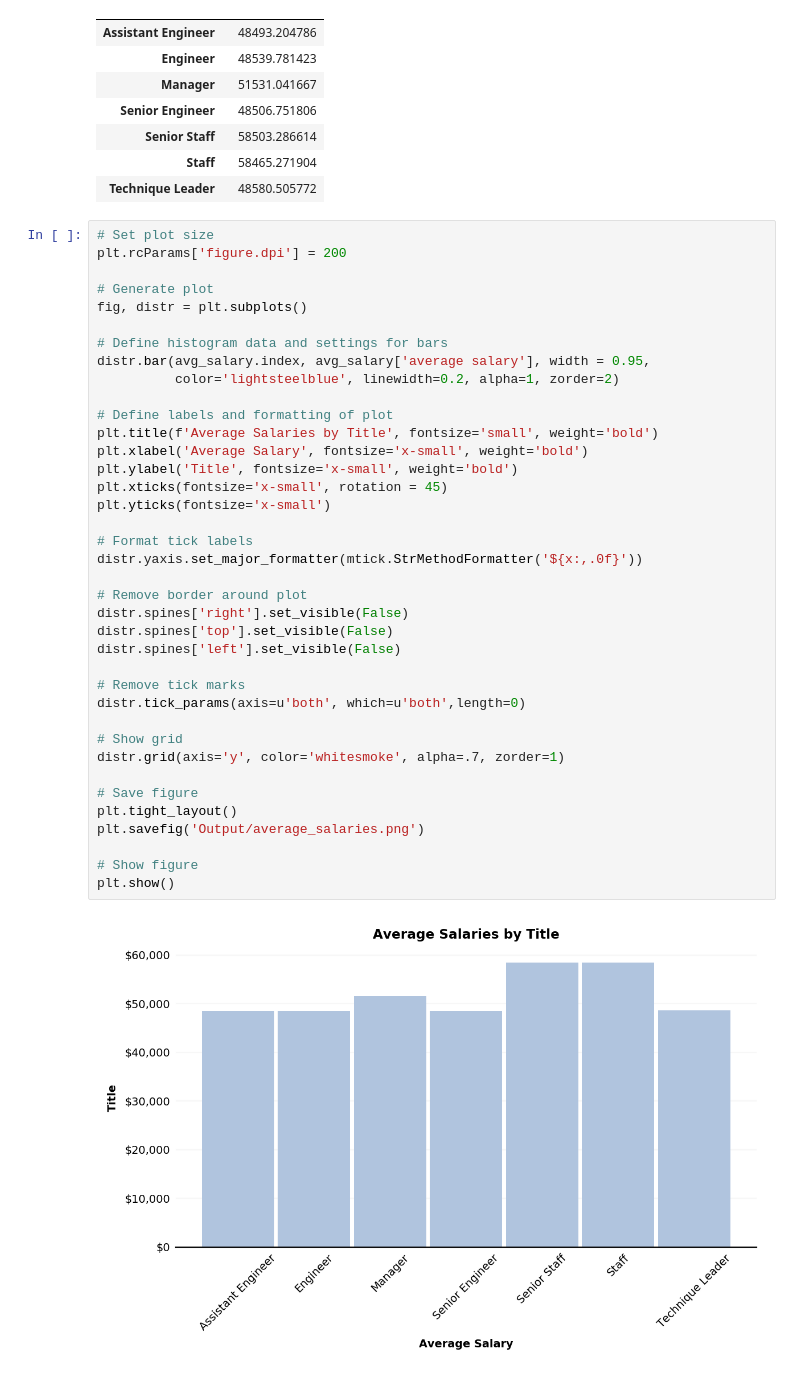
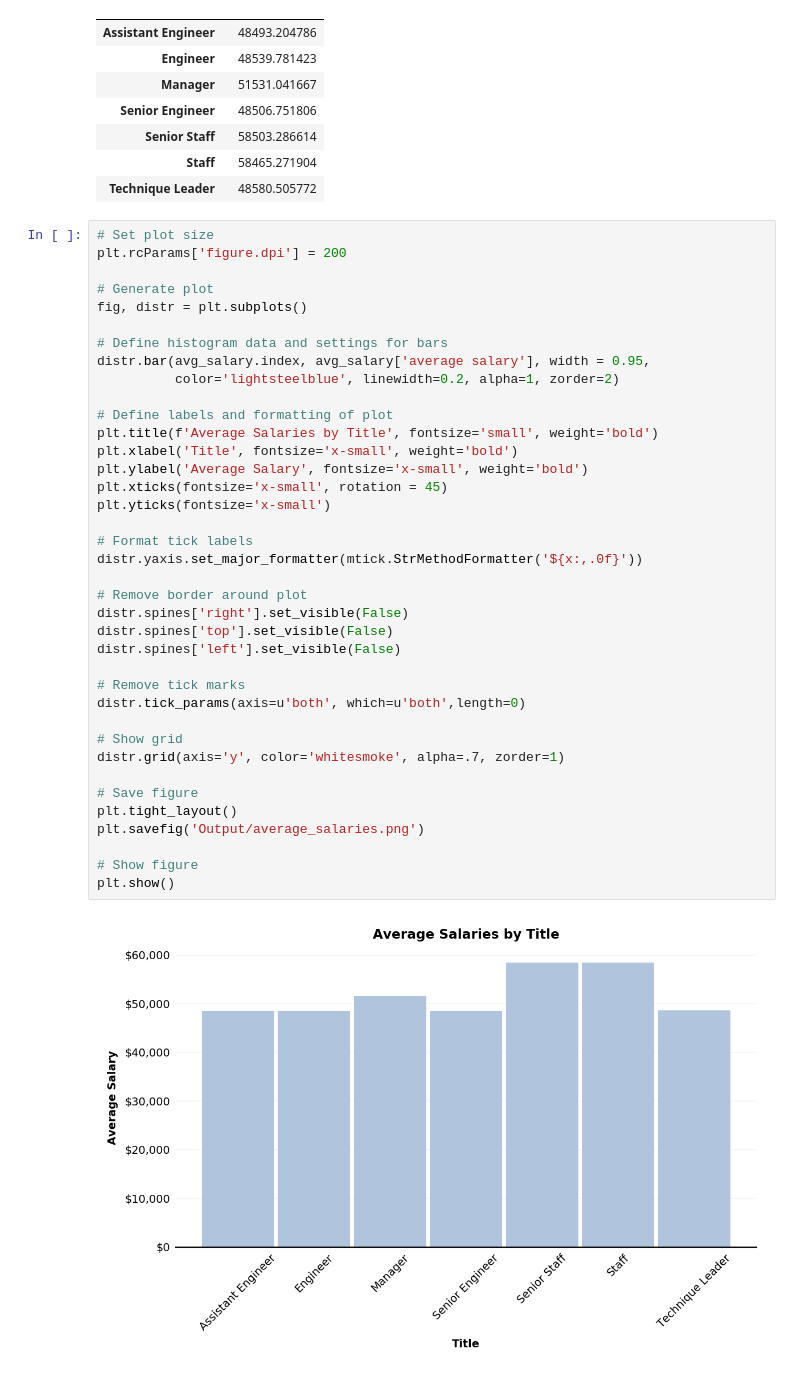
Before and after one commit to jxavie/sql-challenge, a Jupyter notebook: Part_1/bonus.ipynb, the cells around one changed output. Drawn from its saved outputs; the diff is of its cells as text.

```diff
--- a/Part_1/bonus.ipynb
+++ b/Part_1/bonus.ipynb
@@ -109,33 +109,33 @@ fig, distr = plt.subplots()
 # Define histogram data and settings for bars
 distr.bar(avg_salary.index, avg_salary['average salary'], width = 0.95,
           color='lightsteelblue', linewidth=0.2, alpha=1, zorder=2)
 
 # Define labels and formatting of plot
 plt.title(f'Average Salaries by Title', fontsize='small', weight='bold')
-plt.xlabel('Average Salary', fontsize='x-small', weight='bold')
-plt.ylabel('Title', fontsize='x-small', weight='bold')
+plt.xlabel('Title', fontsize='x-small', weight='bold')
+plt.ylabel('Average Salary', fontsize='x-small', weight='bold')
 plt.xticks(fontsize='x-small', rotation = 45)
 plt.yticks(fontsize='x-small')
 
 # Format tick labels
 distr.yaxis.set_major_formatter(mtick.StrMethodFormatter('${x:,.0f}'))
 
 # Remove border around plot
 distr.spines['right'].set_visible(False)
 distr.spines['top'].set_visible(False)
 distr.spines['left'].set_visible(False)
 
 # Remove tick marks
 distr.tick_params(axis=u'both', which=u'both',length=0)
 
 # Show grid
 distr.grid(axis='y', color='whitesmoke', alpha=.7, zorder=1)
 
 # Save figure
 plt.tight_layout()
 plt.savefig('Output/average_salaries.png')
 
 # Show figure
 plt.show()
 # %% [output]
-[figure, old version]
+[figure, new version]
```
Also changed, not shown: 4 other files.
